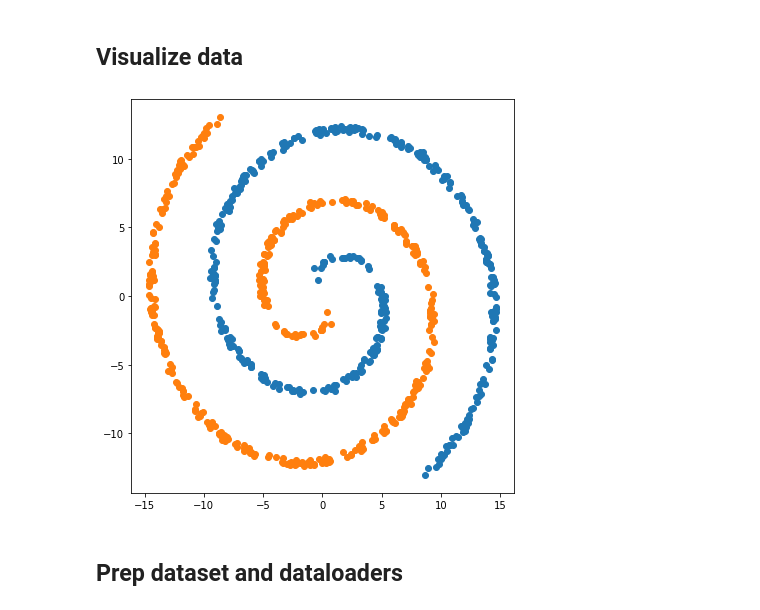
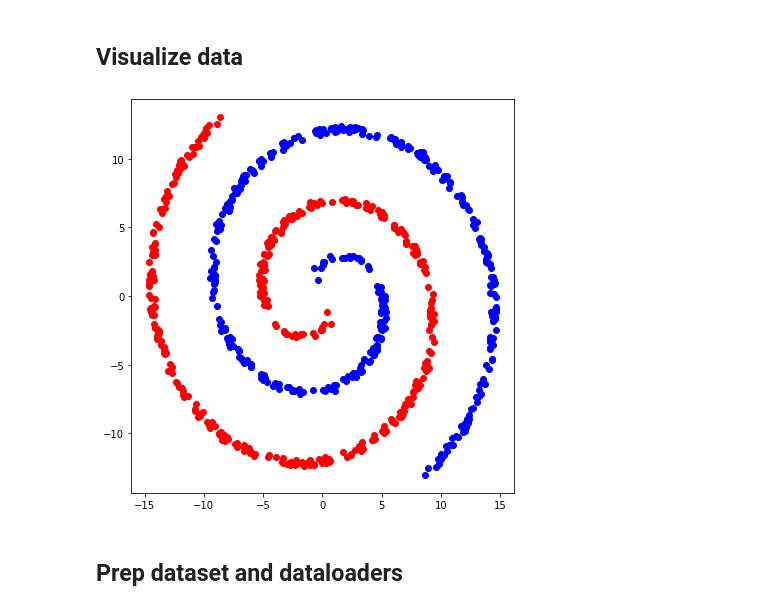
Before and after one commit to Burt360/loss-surfaces-in-data, a Jupyter notebook: swissroll.ipynb, the cells around one changed output. Saved outputs shown, nothing was run; the diff lists cells and outputs as text; code cells hidden in the pictures.

```diff
--- a/swissroll.ipynb
+++ b/swissroll.ipynb
@@ -68,20 +68,22 @@ def twospirals(n_points, noise=0.5, rng=None):
   return (np.vstack((np.hstack((d1x,d1y)),np.hstack((-d1x,-d1y)))),
             np.hstack((np.zeros(n_points),np.ones(n_points))))
 # %%
-# Get the two spirals and plot them, colored by classification
+# Get the two spirals and plot them, colored by classification.
+# I use twice as many points as Huang et al but (it seems) a little over
+# half the hidden the number of hidden dimensions.
 N = 400
 
 X, Y = twospirals(N)
 
 fig, ax = plt.subplots(1, 1, figsize=(6, 6))
 
-ax.scatter(*X[Y == 0].T)
-ax.scatter(*X[Y == 1].T)
+ax.scatter(*X[Y == 0].T, color="blue")
+ax.scatter(*X[Y == 1].T, color="red")
 
 fig.tight_layout()
 fig.show()
 # %% [output]
-[figure, old version]
+[figure, new version]
 # %% [markdown]
 ## Prep dataset and dataloaders
 # %%
```
Also changed, not shown: parts of 12 cells of this notebook.
